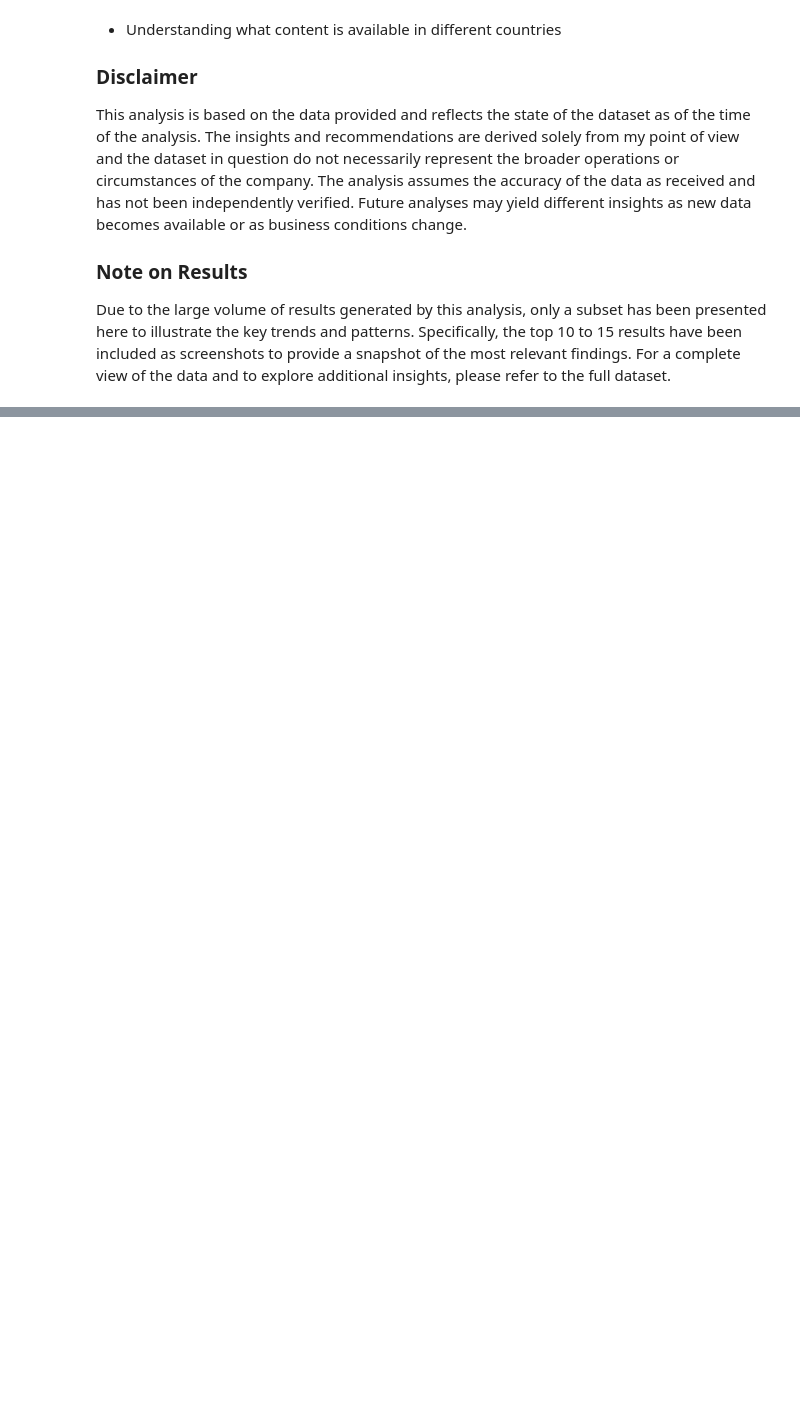
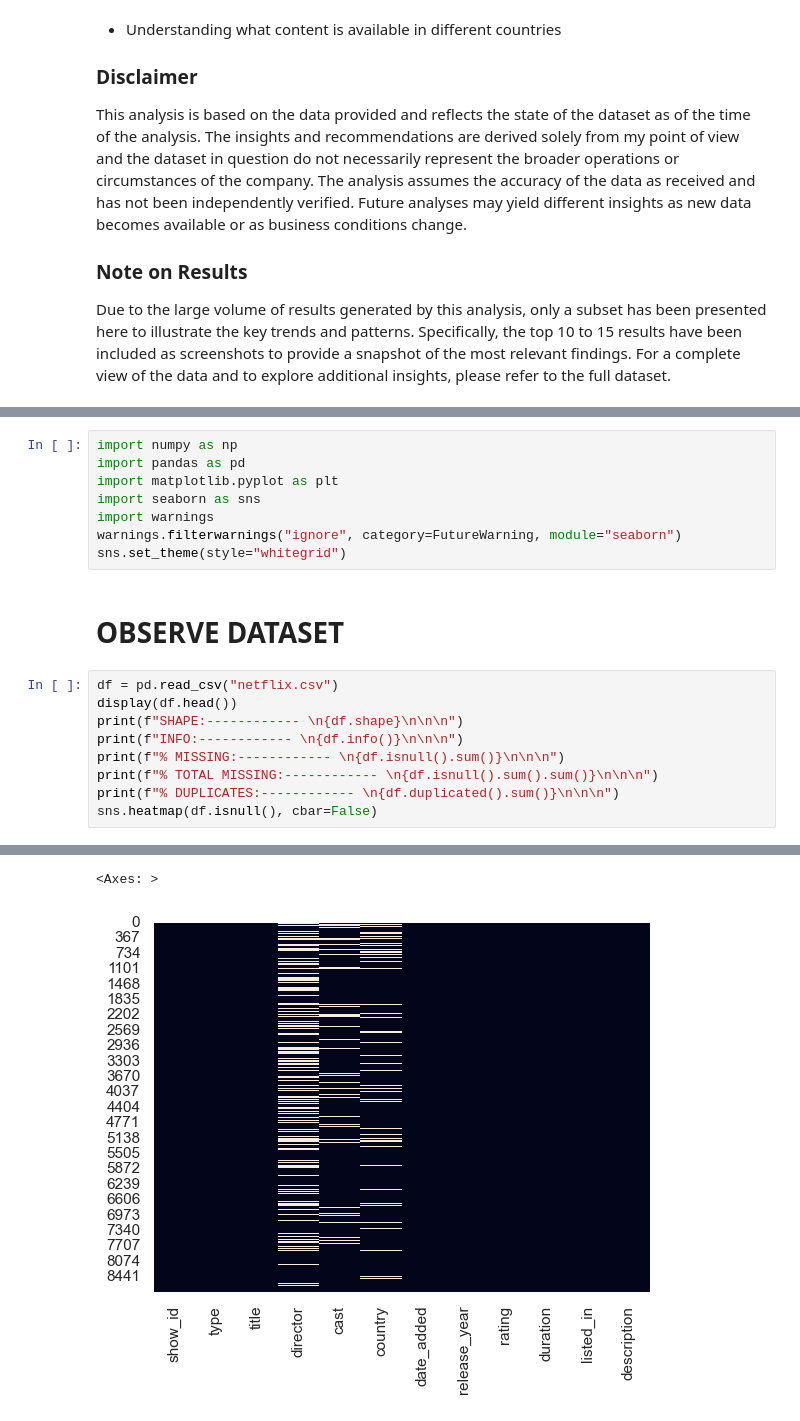
Before and after one commit to Singularity-Coder/Pricing-and-upsell-insights, a Jupyter notebook: Pricing_and_upsell_insights.ipynb, the cells around one changed output, grey strips where cells are left out. Cells and saved outputs as stored; diff of their text form; blank space fills up the shorter version.

```diff
--- a/Pricing_and_upsell_insights.ipynb
+++ b/Pricing_and_upsell_insights.ipynb
@@ -774,0 +86,20 @@ df3.head(2)
+# %%
+import numpy as np
+import pandas as pd
+import matplotlib.pyplot as plt
+import seaborn as sns
+import warnings
+warnings.filterwarnings("ignore", category=FutureWarning, module="seaborn")
+sns.set_theme(style="whitegrid")
+# %% [markdown]
+# OBSERVE DATASET
+# %%
+df = pd.read_csv("netflix.csv")
+display(df.head())
+print(f"SHAPE:------------ \n{df.shape}\n\n\n")
+print(f"INFO:------------ \n{df.info()}\n\n\n")
+print(f"% MISSING:------------ \n{df.isnull().sum()}\n\n\n")
+print(f"% TOTAL MISSING:------------ \n{df.isnull().sum().sum()}\n\n\n")
+print(f"% DUPLICATES:------------ \n{df.duplicated().sum()}\n\n\n")
+sns.heatmap(df.isnull(), cbar=False)
+# %% [output]
@@ -774,0 +129,2 @@ df3.head(2)
+<Axes: >
+[figure, added]
```
Also changed, not shown: parts of 121 cells of this notebook, 2 other files.
